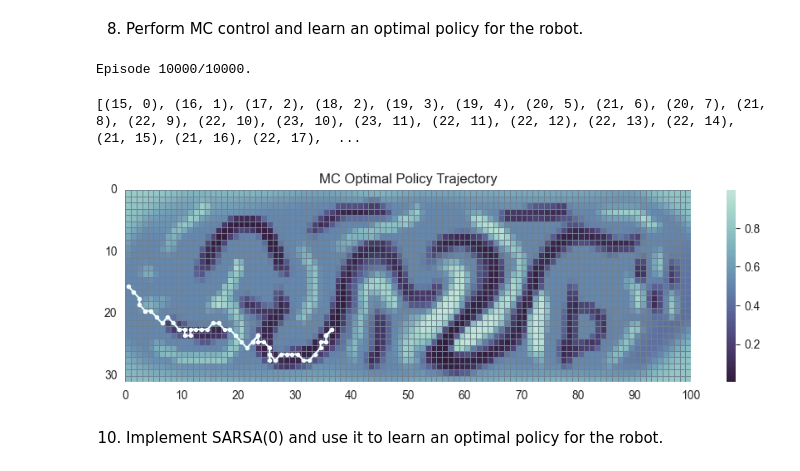
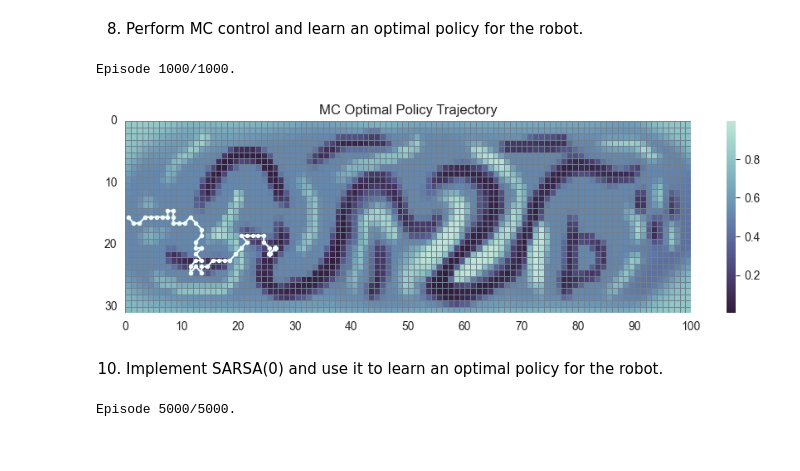
Before and after one commit to kuimetra/reinforcement_learning, a Jupyter notebook: problem_set3/main.ipynb, the cells around one changed output. Cells and saved outputs as stored; diff of their text form; code cells hidden in the pictures.

Commit message:
sarsa(0)

```diff
--- a/problem_set3/main.ipynb
+++ b/problem_set3/main.ipynb
@@ -216,18 +215,15 @@ def mc_control_epsilon_greedy(env, num_episodes, episode_steps=5000, gamma=0.99,
 # %%
-mc_control_Q, mc_control_optimal_policy = mc_control_epsilon_greedy(env, num_episodes=10000)
+mc_control_Q, mc_control_optimal_policy = mc_control_epsilon_greedy(env, num_episodes=1000)
 # %% [output]
-Episode 10000/10000.
+Episode 1000/1000.
+# %%
+state, _ = env.reset()
+trajectory = [get_pos(state)]
+for _ in range(150):
+    action = np.argmax(mc_control_optimal_policy(get_pos(state)))
+    state, reward, done, _, _ = env.step(action)
+    trajectory.append(get_pos(state))
 # %%
-state = env.reset()[0]
-trajectory = [get_pos(state)]
-for _ in range(50):
-    action = np.argmax(mc_control_optimal_policy(get_pos(state)))
-    state, reward, done, _, _ = env.step(action)
-    trajectory.append(get_pos(state))
-
-print(trajectory)
-
 plot_trajectory(trajectory, title="MC Optimal Policy Trajectory")
 # %% [output]
-[(15, 0), (16, 1), (17, 2), (18, 2), (19, 3), (19, 4), (20, 5), (21, 6), (20, 7), (21, 8), (22, 9), (22, 10), (23, 10), (23, 11), (22, 11), (22, 12), (22, 13), (22, 14), (21, 15), (21, 16), (22, 17),  ...
-[figure, old version]
+[figure, new version]
@@ -268,2 +269,4 @@ plot_trajectory(trajectory, title="MC Optimal Policy Trajectory")
 # %%
-# sarsa_Q, sarsa_policy = sarsa(env, num_exapisodes=1000)
+sarsa_Q, sarsa_policy = sarsa(env, num_episodes=5000)
+# %% [output]
+Episode 5000/5000.
```
Also changed, not shown: parts of 12 cells of this notebook.
